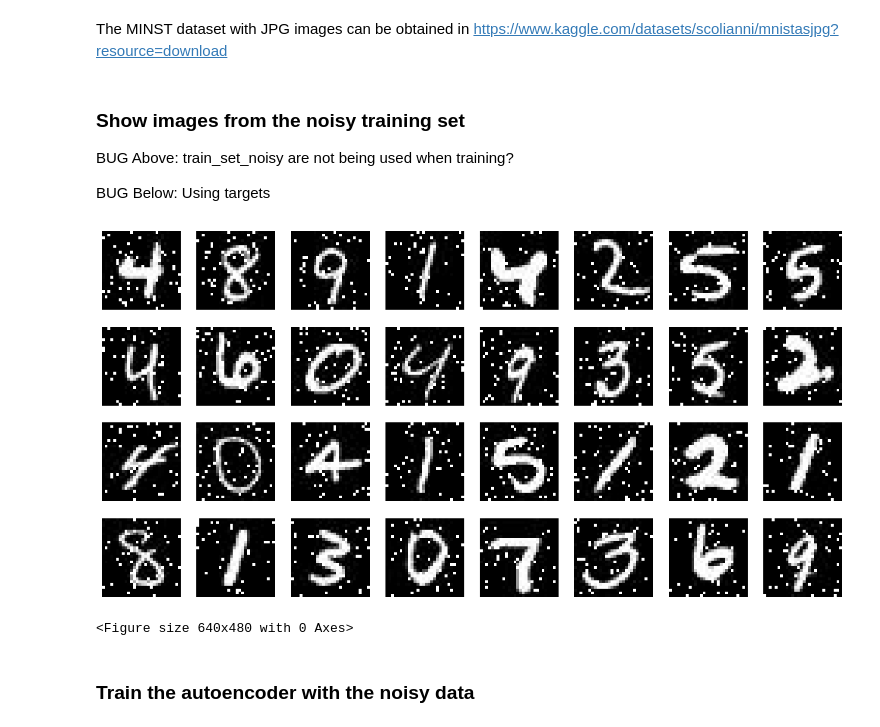
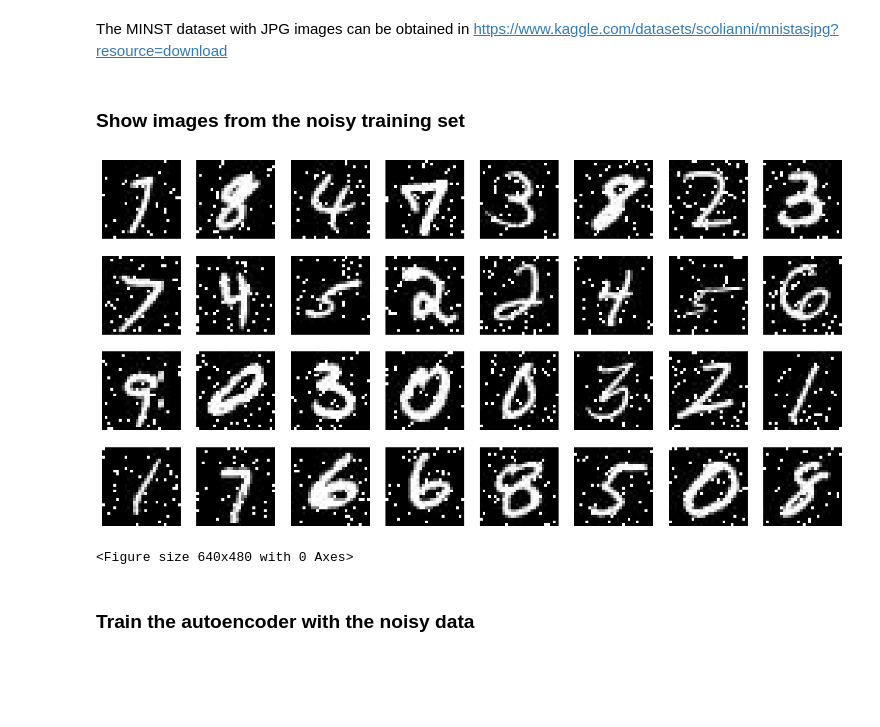
Before and after one commit to Nau3D/Deep-Learning-Course-PyTorch, a Jupyter notebook: 11.0-autoencoders.ipynb, the cells around one changed output. Saved outputs shown, nothing was run; the diff lists cells and outputs as text; code cells hidden in the pictures; blank space fills up the shorter version.

```diff
--- a/11.0-autoencoders.ipynb
+++ b/11.0-autoencoders.ipynb
@@ -585,7 +626,8 @@ if LATENT_SPACE_DIM == 2:
 
     predictions = AE.decoder(torch.Tensor(vector_generation).to(device))
 
-    vcpi_util.show_predicted_images(steps, steps, predictions.cpu().detach(), 10)
+    vcpi_util.show_predicted_images(steps, steps,
+                                    predictions.cpu().detach(), 10)
 # %% [output]
 [figure]
 <Figure size 640x480 with 0 Axes>
@@ -716,7 +740,8 @@ class CustomDataLoader(torch.utils.data.Dataset):
 
         self.transform = transform
         self.classes = [x.name for x in os.scandir(path) if x.is_dir()]
-        self.classes_to_idx = {cls_name:i for i, cls_name in enumerate(self.classes)}
+        self.classes_to_idx = \
+            {cls_name:i for i, cls_name in enumerate(self.classes)}
         self.paths = list(pathlib.Path(path,).glob('*/*.jpg'))
         self.data = []
         self.labels = []
@@ -725,9 +750,11 @@ class CustomDataLoader(torch.utils.data.Dataset):
 
                 img = Image.open(f)
                 class_name  = p.parent.name
-                salt_img = skimage.util.random_noise(np.array(img), mode='salt', amount=0.05)
+                salt_img = skimage.util.random_noise(np.array(img),
+                                                    mode='salt', amount=0.05)
                 salt_img = np.array(255*salt_img, dtype = 'uint8')
-                self.data.append([img.convert("L"), salt_img, self.classes_to_idx[class_name]])
+                self.data.append([salt_img, img.convert("L"),
+                                  self.classes_to_idx[class_name]])
 
     def __len__(self):
 
@@ -745,22 +772,22 @@ dataset_set_noisy = CustomDataLoader('data/MNIST/train', transform)
 train_size = int(0.8 * len(dataset_set_noisy))
 val_size = len(dataset_set_noisy) - train_size
 
-train_set_noisy, val_set_noisy = torch.utils.data.random_split(dataset_set_noisy, [train_size, val_size])
-
-train_loader_noisy = torch.utils.data.DataLoader(train_set, batch_size = BATCH_SIZE, shuffle=True)
-val_loader_noisy = torch.utils.data.DataLoader(val_set, batch_size = BATCH_SIZE)
+train_set_noisy, val_set_noisy = \
+    torch.utils.data.random_split(dataset_set_noisy, [train_size, val_size])
+# %%
+
+train_loader_noisy = torch.utils.data.DataLoader(train_set_noisy,
+                                    batch_size = BATCH_SIZE, shuffle=True)
+val_loader_noisy = torch.utils.data.DataLoader(val_set_noisy,
+                                    batch_size = BATCH_SIZE)
 # %% [markdown]
 ### Show images from the noisy training set
-
-BUG Above: train_set_noisy are not being used when training?
-
-BUG Below: Using targets
 # %%
-clean, noisy,_ = next(iter(train_loader_noisy))
+noisy, clean, classes = next(iter(train_loader_noisy))
 
-show_images(4,8, noisy, targets)
+show_images(4,8, noisy, classes)
 # %% [output]
-[figure, old version]
+[figure, new version]
 <Figure size 640x480 with 0 Axes>
 # %% [markdown]
 ### Train the autoencoder with the noisy data
```
Also changed, not shown: parts of 16 cells of this notebook.
